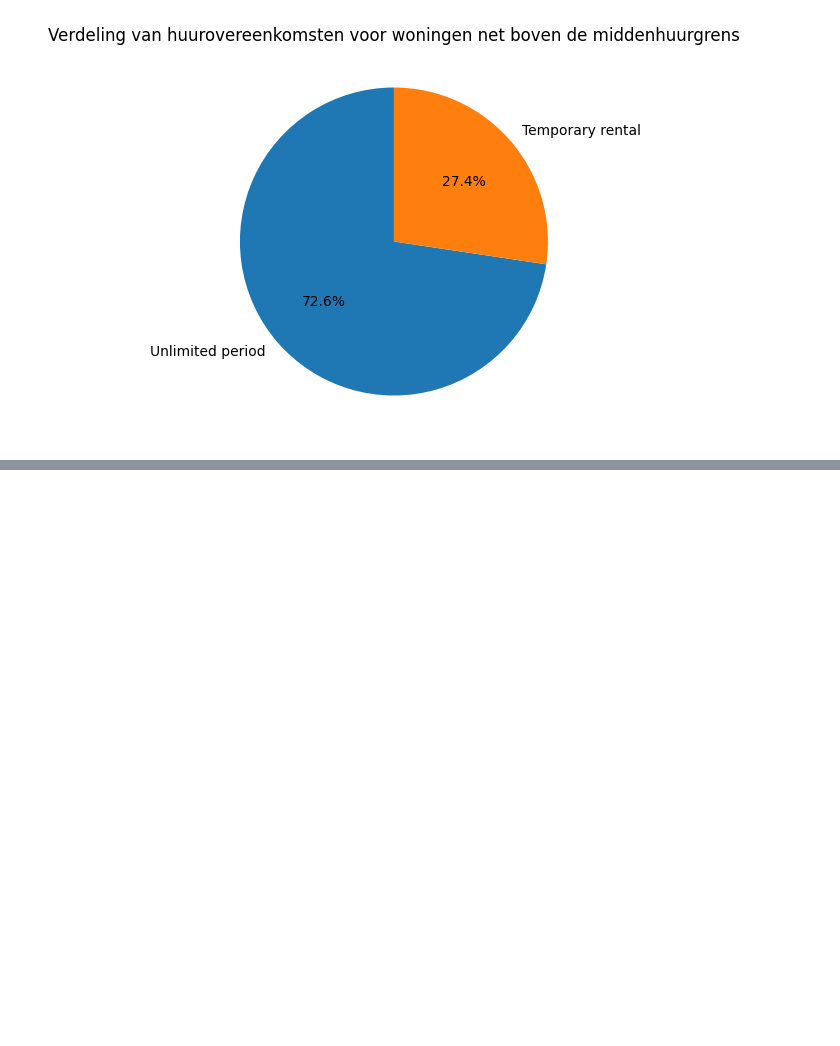
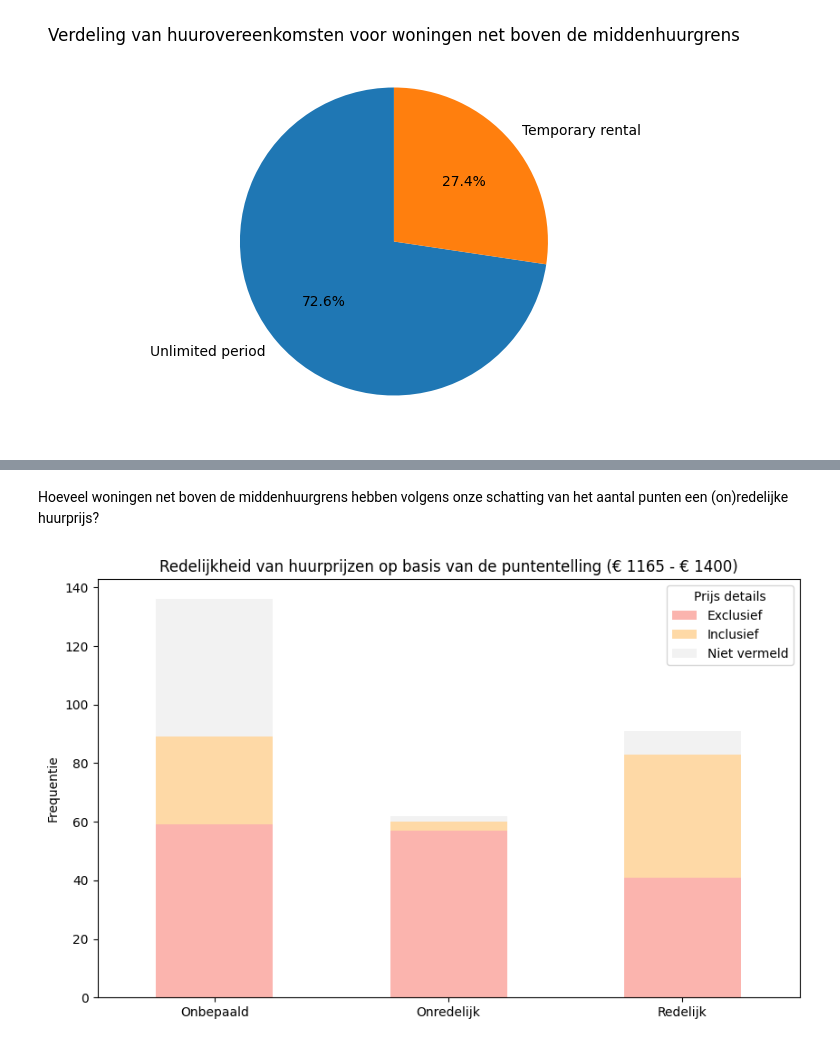
Before and after one commit to gizembrasser/huizenprijzen-volkskrant, a Jupyter notebook: analysis/analysis.ipynb, the cells around one changed output, grey strips where cells are left out. Cells and saved outputs as stored; diff of their text form; code cells hidden in the pictures; blank space fills up the shorter version.

Commit message:
manual check

```diff
--- a/analysis/analysis.ipynb
+++ b/analysis/analysis.ipynb
@@ -650,0 +653,3 @@ plt.show()
+# %%
+checked_boven_middenhuur = pd.read_csv("../data/clean/02112024/checked_boven_middenhuur_punten.csv")
+checked_boven_middenhuur.info()
@@ -650,0 +674,26 @@ plt.show()
+# %% [markdown]
+Hoeveel woningen net boven de middenhuurgrens hebben volgens onze schatting van het aantal punten een (on)redelijke huurprijs?
+# %%
+# Geef de waarden in de 'Redelijk' kolom andere namen
+waarde_mapping = {True: 'Redelijk', False: 'Onredelijk', pd.NA: 'Onbepaald'}
+mapped_waarden = checked_boven_middenhuur['Redelijk'].map(waarde_mapping).fillna('Onbepaald')
+
+# Geef de waarden in de 'Prijs details' kolom andere namen
+prijs_mapping = checked_boven_middenhuur['Prijs details'].apply(
+    lambda x: 'Inclusief' if pd.notna(x) and 'Includes' in x else
+              'Exclusief' if pd.notna(x) and 'Excludes' in x else
+              'Niet vermeld'
+)
+
+# Laat de distributie zien van de kolom 'Prijs details'
+distributie = checked_boven_middenhuur.groupby([mapped_waarden, prijs_mapping]).size().unstack(fill_value=0)
+
+ax = distributie.plot(kind='bar', stacked=True, figsize=(10, 6), colormap="Pastel1")
+plt.title("Redelijkheid van huurprijzen op basis van de puntentelling (€ 1165 - € 1400)")
+plt.xlabel("")
+plt.ylabel("Frequentie")
+plt.xticks(rotation=0)
+plt.legend(title="Prijs details")
+plt.show()
+# %% [output]
+[figure, added]
```
Also changed, not shown: parts of 5 cells of this notebook, 3 other files.
